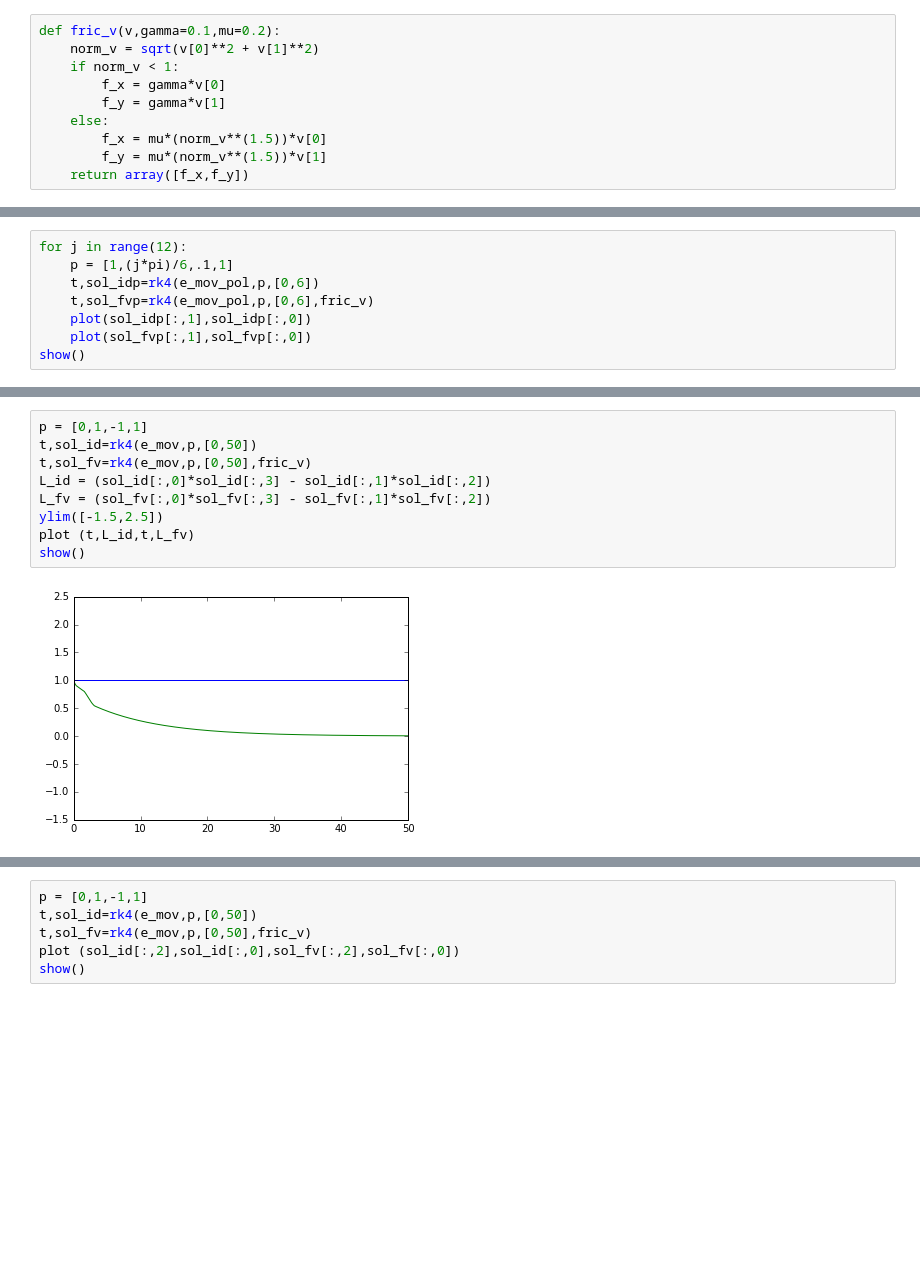
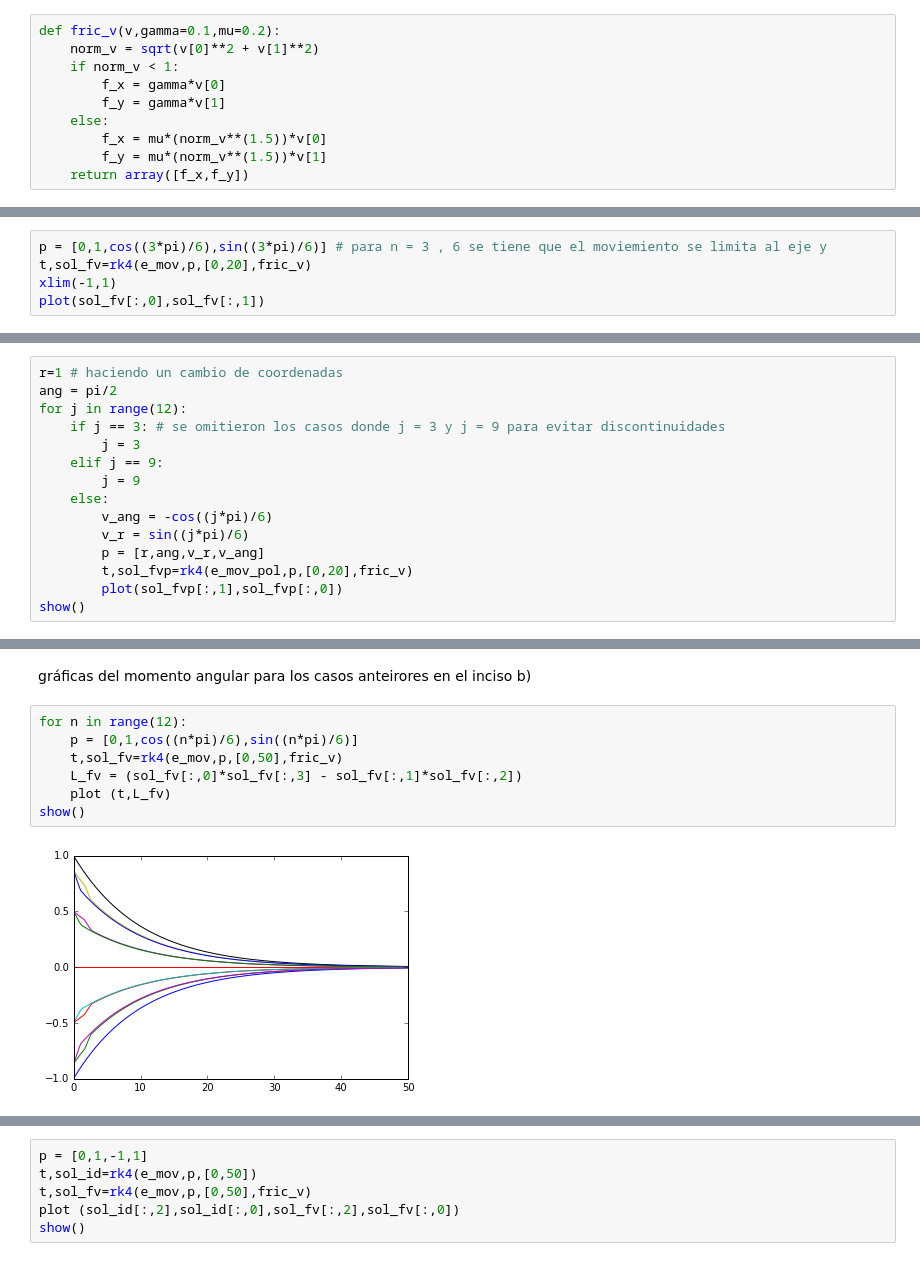
Before and after one commit to hugosl/Examen_1, a Jupyter notebook: Examen1.1.ipynb, the cells around one changed output, grey strips where cells are left out. Drawn from its saved outputs; the diff is of its cells as text; blank space fills up the shorter version.

```diff
--- a/Examen1.1.ipynb
+++ b/Examen1.1.ipynb
@@ -76,8 +78,0 @@ plot(t,sol_fv[:,1])
-# %%
-for j in range(12):
-    p = [1,(j*pi)/6,.1,1]
-    t,sol_idp=rk4(e_mov_pol,p,[0,6])
-    t,sol_fvp=rk4(e_mov_pol,p,[0,6],fric_v)
-    plot(sol_idp[:,1],sol_idp[:,0])
-    plot(sol_fvp[:,1],sol_fvp[:,0])
-show()
@@ -85,0 +82,5 @@ show()
+# %%
+p = [0,1,cos((3*pi)/6),sin((3*pi)/6)] # para n = 3 , 6 se tiene que el moviemiento se limita al eje y
+t,sol_fv=rk4(e_mov,p,[0,20],fric_v)
+xlim(-1,1)
+plot(sol_fv[:,0],sol_fv[:,1])
@@ -85,0 +92,15 @@ show()
+# %%
+r=1 # haciendo un cambio de coordenadas
+ang = pi/2
+for j in range(12):
+    if j == 3: # se omitieron los casos donde j = 3 y j = 9 para evitar discontinuidades
+        j = 3
+    elif j == 9:
+        j = 9
+    else:
+        v_ang = -cos((j*pi)/6)
+        v_r = sin((j*pi)/6)
+        p = [r,ang,v_r,v_ang]
+        t,sol_fvp=rk4(e_mov_pol,p,[0,20],fric_v)
+        plot(sol_fvp[:,1],sol_fvp[:,0])
+show()
@@ -117,11 +144,11 @@ print E_fv[-1]
+# %% [markdown]
+gráficas del momento angular para los casos anteirores en el inciso b)
 # %%
-p = [0,1,-1,1]
-t,sol_id=rk4(e_mov,p,[0,50])
-t,sol_fv=rk4(e_mov,p,[0,50],fric_v)
-L_id = (sol_id[:,0]*sol_id[:,3] - sol_id[:,1]*sol_id[:,2])
-L_fv = (sol_fv[:,0]*sol_fv[:,3] - sol_fv[:,1]*sol_fv[:,2])
-ylim([-1.5,2.5])
-plot (t,L_id,t,L_fv)
+for n in range(12):
+    p = [0,1,cos((n*pi)/6),sin((n*pi)/6)]
+    t,sol_fv=rk4(e_mov,p,[0,50],fric_v)
+    L_fv = (sol_fv[:,0]*sol_fv[:,3] - sol_fv[:,1]*sol_fv[:,2])
+    plot (t,L_fv)
 show()
 # %% [output]
-[figure, old version]
+[figure, new version]
```
Also changed, not shown: parts of 21 cells of this notebook.
